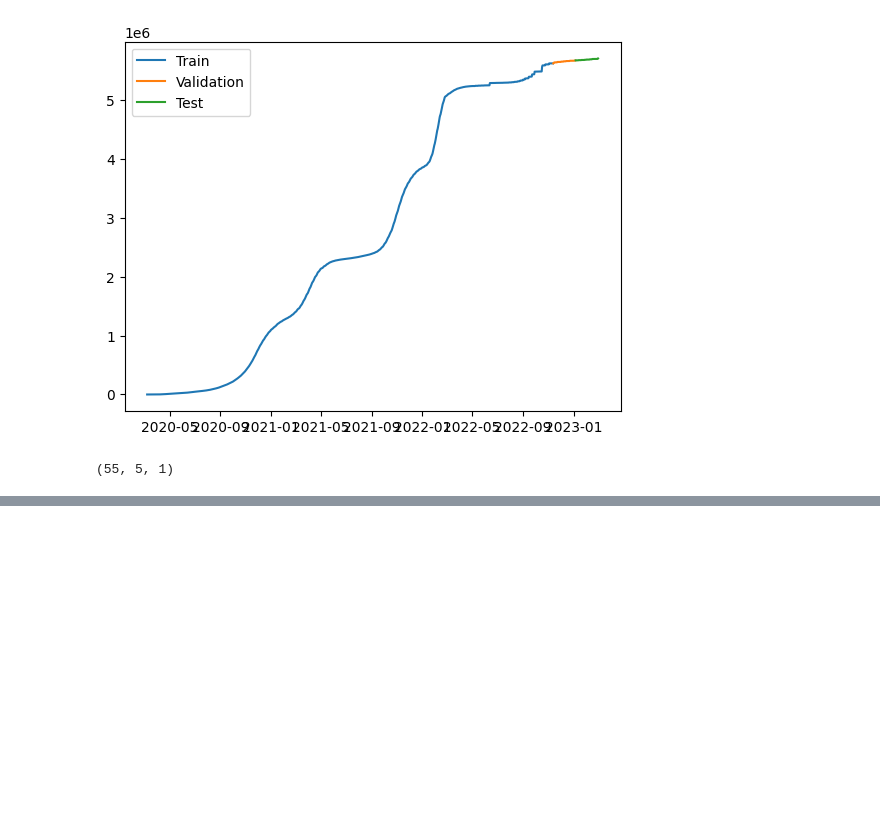
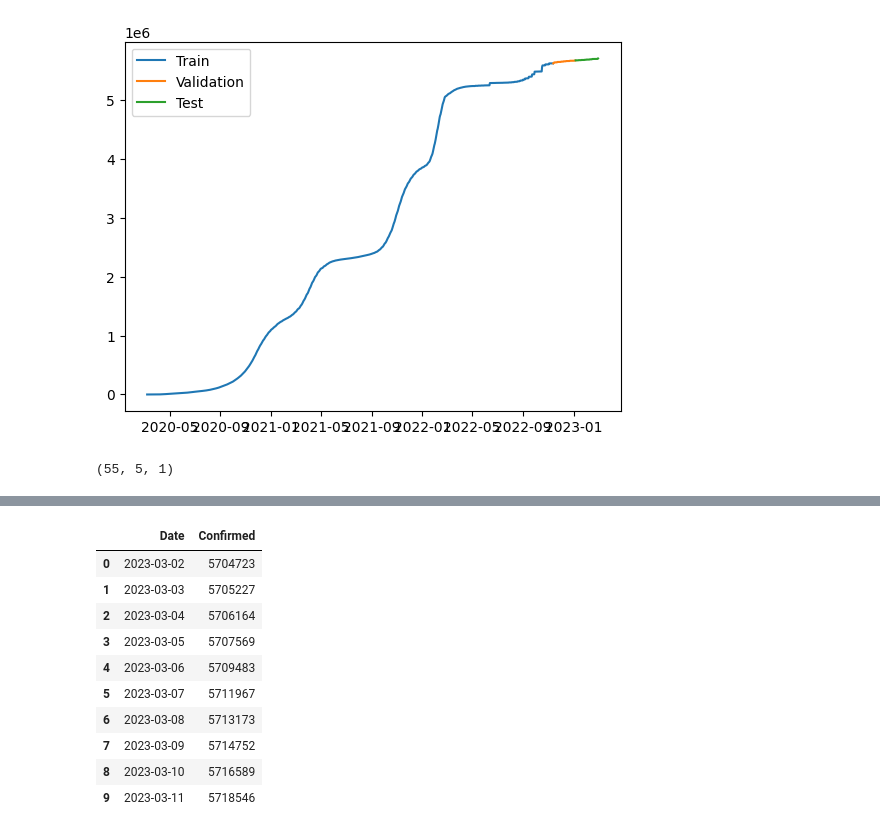
Before and after one commit to annafedyna/prediction_with_nn, a Jupyter notebook: rnn.ipynb, the cells around one changed output, grey strips where cells are left out. Saved outputs shown, nothing was run; the diff lists cells and outputs as text; code cells hidden in the pictures; blank space fills up the shorter version.

```diff
--- a/rnn.ipynb
+++ b/rnn.ipynb
@@ -368,0 +411,18 @@ array([[5705253.5],
+# %%
+start_date = pd.to_datetime('2023-03-02')
+dates = [start_date + pd.Timedelta(days=i) for i in range(10)]
+future_amount_list = [int(prediction) for prediction in future_amount]
+df = pd.DataFrame({'Date': dates, 'Confirmed': future_amount_list})
+df
+# %% [output]
+|  | Date | Confirmed |
+| 0 | 2023-03-02 | 5704723 |
+| 1 | 2023-03-03 | 5705227 |
+| 2 | 2023-03-04 | 5706164 |
+| 3 | 2023-03-05 | 5707569 |
+| 4 | 2023-03-06 | 5709483 |
+| 5 | 2023-03-07 | 5711967 |
+| 6 | 2023-03-08 | 5713173 |
+| 7 | 2023-03-09 | 5714752 |
+| 8 | 2023-03-10 | 5716589 |
+| 9 | 2023-03-11 | 5718546 |
```
Also changed, not shown: parts of 11 cells of this notebook.
